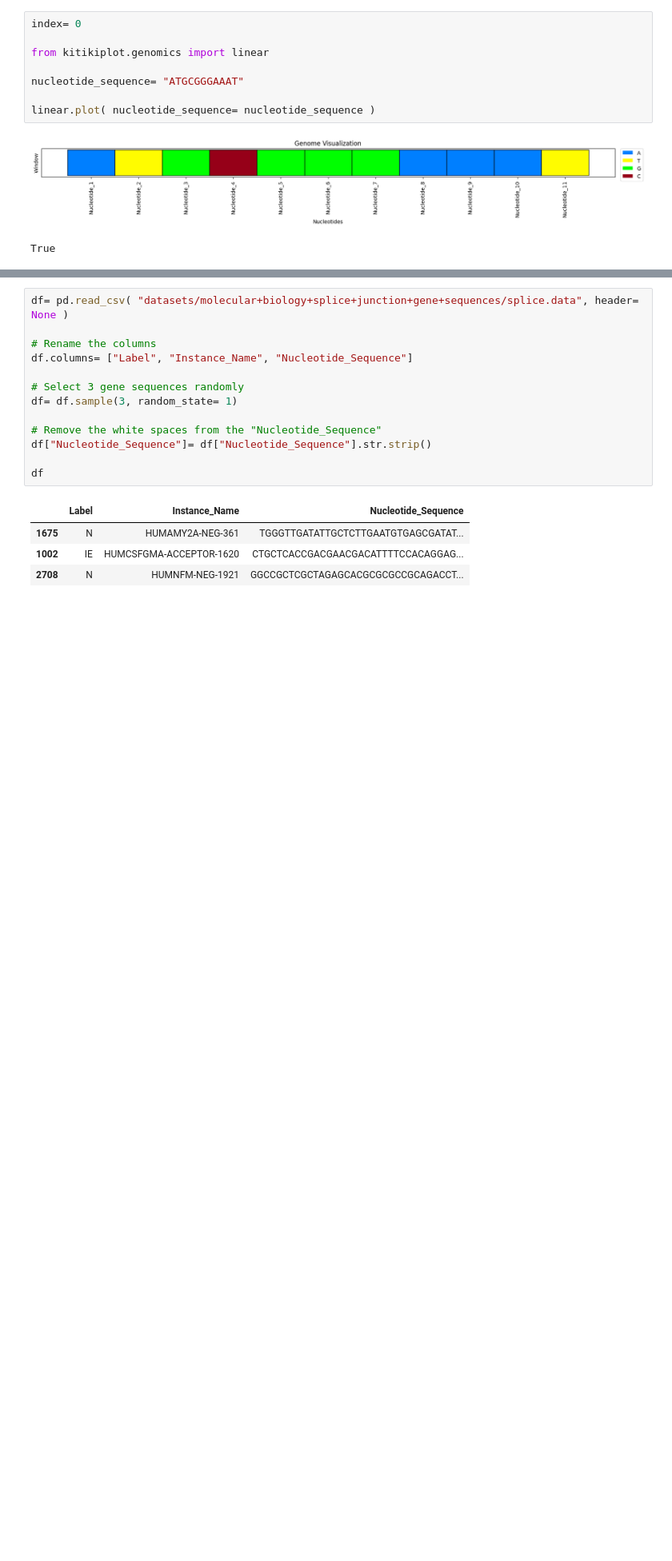
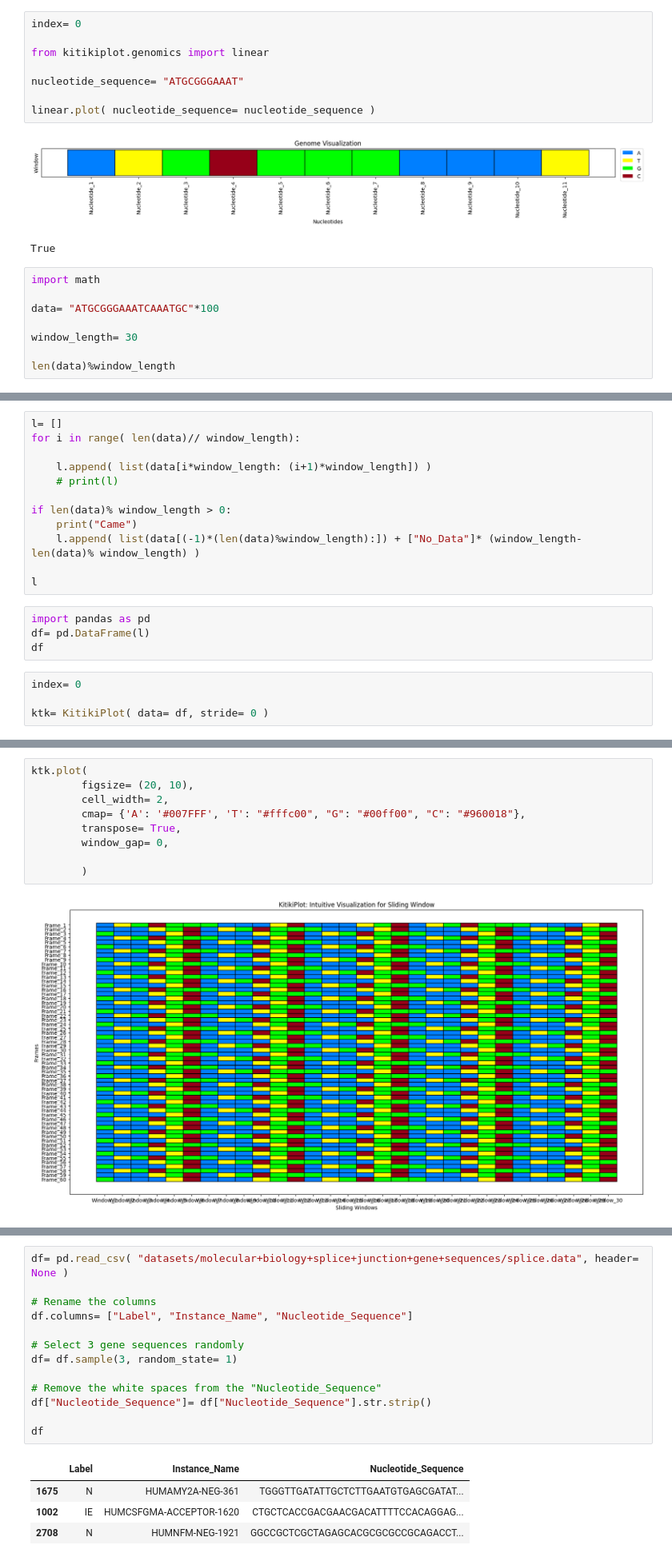
Before and after one commit to BodduSriPavan-111/kitikiplot, a Jupyter notebook: examples/Genome.ipynb, the cells around one changed output, grey strips where cells are left out. Shown at 80% size. Cells and saved outputs as stored; diff of their text form; blank space fills up the shorter version.

Commit message:
feat: implemented-genomics_grid_plot

```diff
--- a/examples/Genome.ipynb
+++ b/examples/Genome.ipynb
@@ -26,3 +26,11 @@ linear.plot( nucleotide_sequence= nucleotide_sequence )
 # %% [output]
 [figure]
 True
+# %%
+import math
+
+data= "ATGCGGGAAATCAAATGC"*100
+
+window_length= 30
+
+len(data)%window_length
@@ -28,0 +39,20 @@ True
+# %%
+l= []
+for i in range( len(data)// window_length):
+
+    l.append( list(data[i*window_length: (i+1)*window_length]) )
+    # print(l)
+
+if len(data)% window_length > 0:
+    print("Came")
+    l.append( list(data[(-1)*(len(data)%window_length):]) + ["No_Data"]* (window_length- len(data)% window_length) )
+
+l
+# %%
+import pandas as pd
+df= pd.DataFrame(l)
+df
+# %%
+index= 0
+
+ktk= KitikiPlot( data= df, stride= 0 )
@@ -28,0 +63,11 @@ True
+# %%
+ktk.plot(
+        figsize= (20, 10),
+        cell_width= 2,
+        cmap= {'A': '#007FFF', 'T': "#fffc00", "G": "#00ff00", "C": "#960018"},
+        transpose= True,
+        window_gap= 0,
+
+        )
+# %% [output]
+[figure, added]
```
Also changed, not shown: parts of 4 cells of this notebook, 2 other files.
